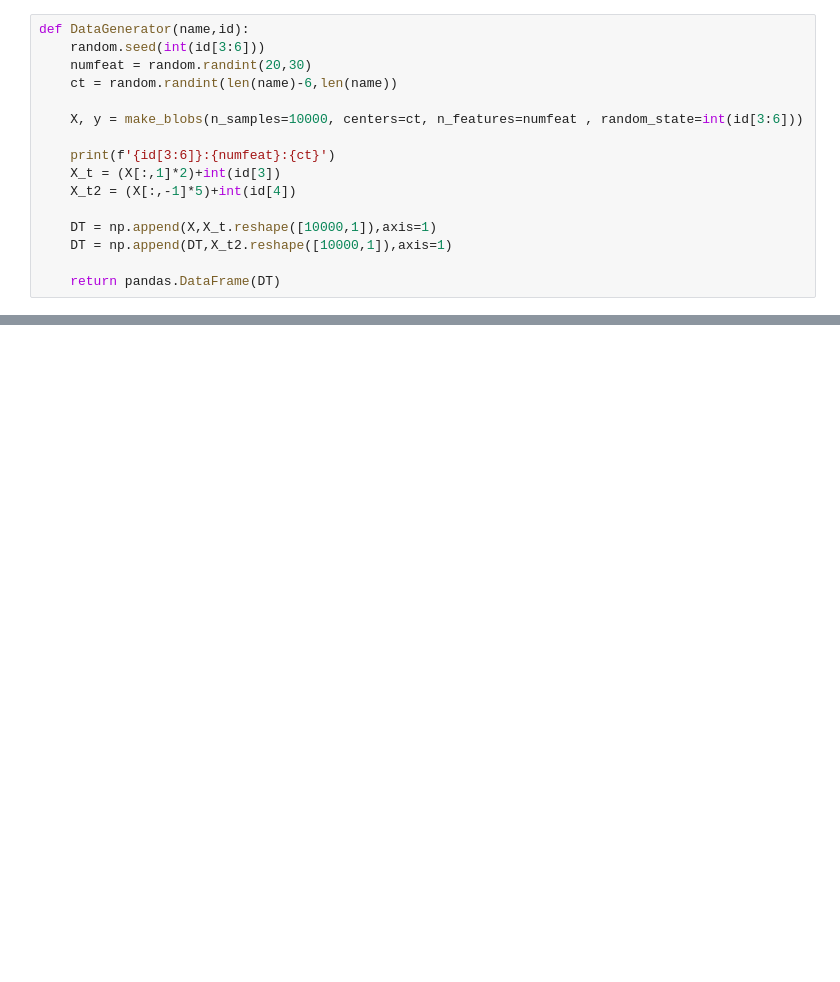
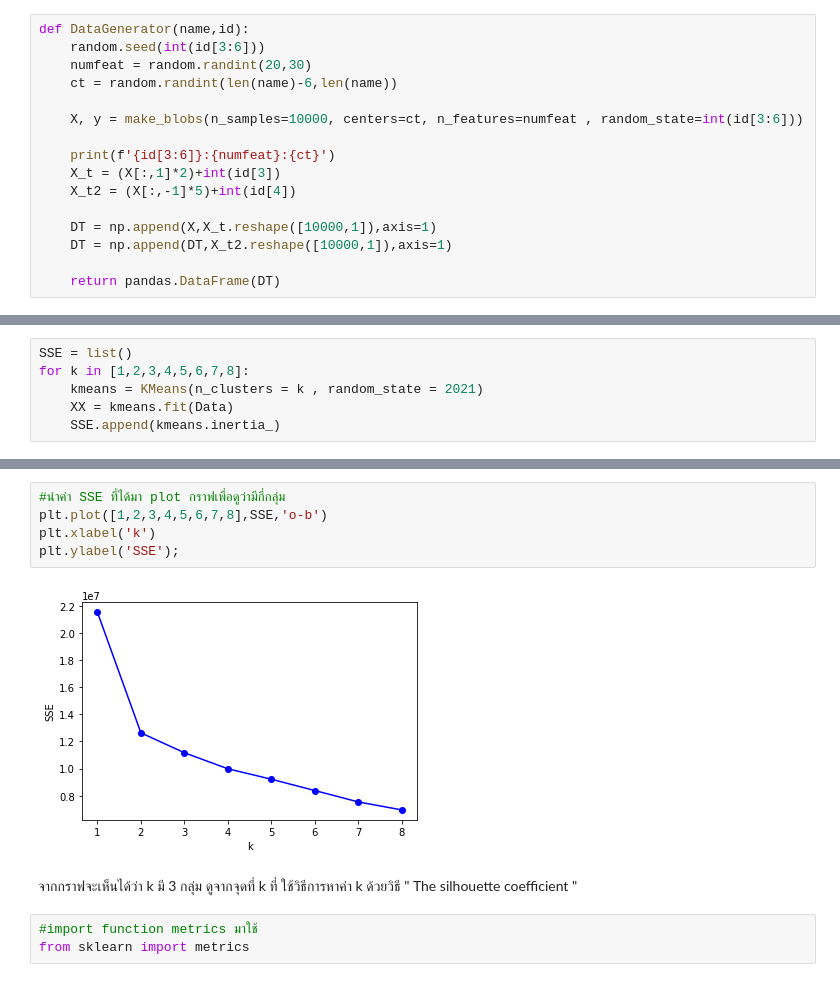
Before and after one commit to mintra-tippayaratsontorn/Multivariate, a Jupyter notebook: Multivariate_Exam.ipynb, the cells around one changed output, grey strips where cells are left out. Cells and saved outputs as stored; diff of their text form; blank space fills up the shorter version.

```diff
--- a/Multivariate_Exam.ipynb
+++ b/Multivariate_Exam.ipynb
@@ -59,0 +131,6 @@ Data
+# %%
+SSE = list()
+for k in [1,2,3,4,5,6,7,8]:
+    kmeans = KMeans(n_clusters = k , random_state = 2021)
+    XX = kmeans.fit(Data)
+    SSE.append(kmeans.inertia_)
@@ -59,0 +148,13 @@ Data
+# %%
+#นำค่า SSE ที่ได้มา plot กราฟเพื่อดูว่ามีกี่กลุ่ม
+plt.plot([1,2,3,4,5,6,7,8],SSE,'o-b')
+plt.xlabel('k')
+plt.ylabel('SSE');
+# %% [output]
+[figure, added]
+# %% [markdown]
+จากกราฟจะเห็นได้ว่า k มี 3 กลุ่ม ดูจากจุดที่ k ที่
+ใช้วิธีการหาค่า k ด้วยวิธี " The silhouette coefficient "
+# %%
+#import function metrics มาใช้
+from sklearn import metrics
```
Also changed, not shown: parts of 23 cells of this notebook.
